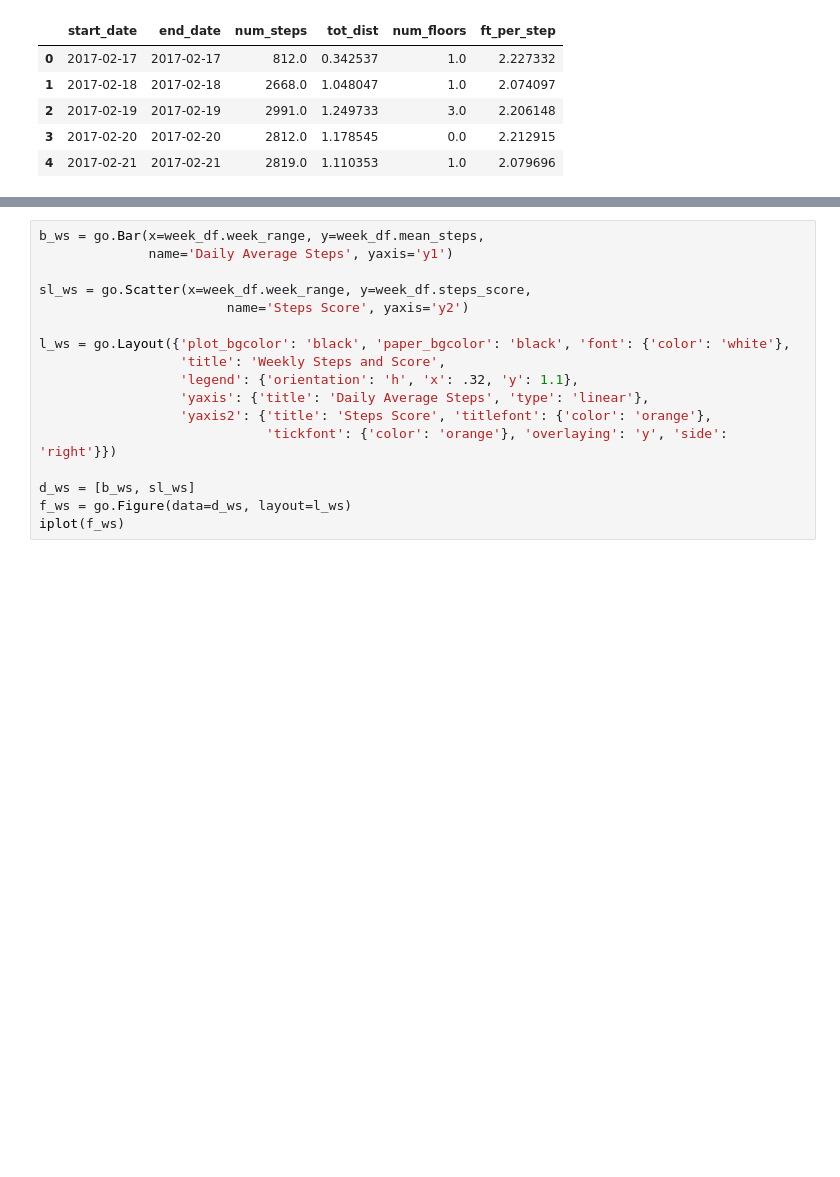
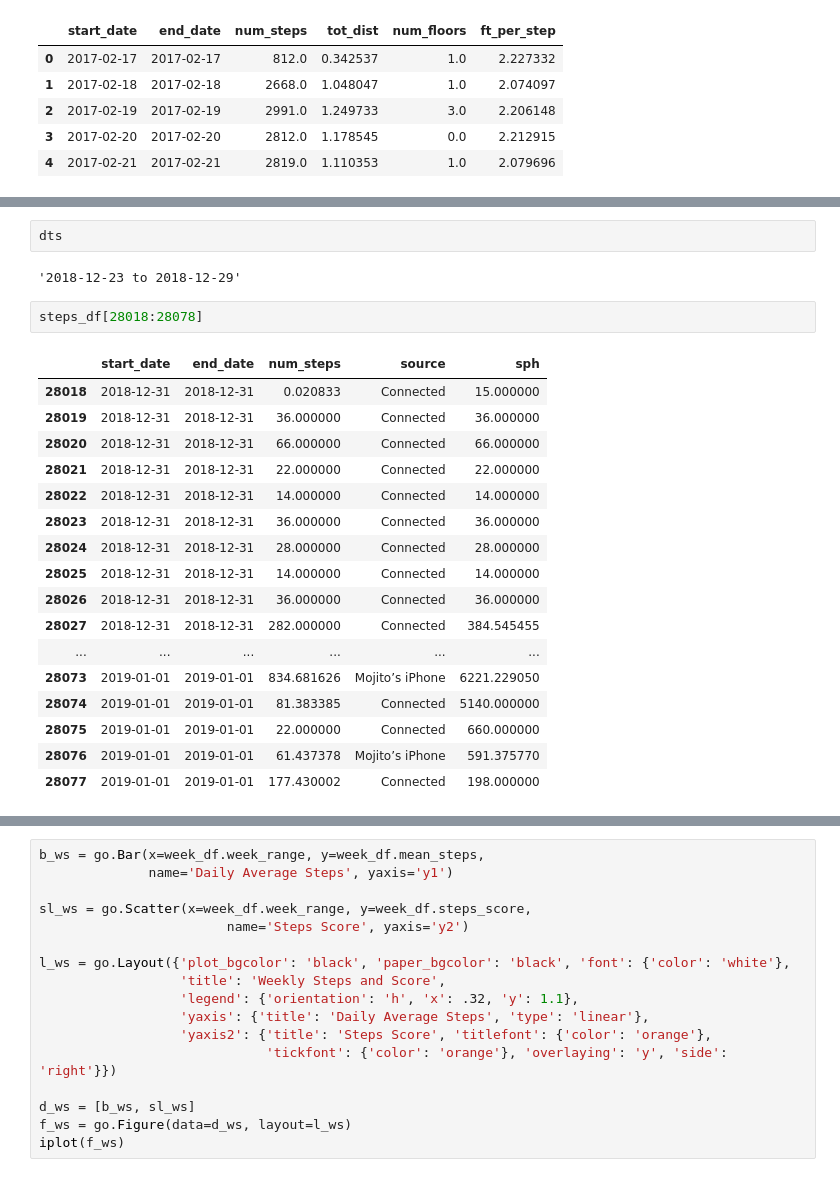
Before and after one commit to Data-is-life/Steps_Analysis, a Jupyter notebook: src/testing_dist_and_steps_funcs.ipynb, the cells around one changed output, grey strips where cells are left out. Drawn from its saved outputs; the diff is of its cells as text; blank space fills up the shorter version.

```diff
--- a/src/testing_dist_and_steps_funcs.ipynb
+++ b/src/testing_dist_and_steps_funcs.ipynb
@@ -23,3 +51,27 @@ combined_df.head()
+# %%
+dts
+# %% [output]
+'2018-12-23 to 2018-12-29'
+# %%
+steps_df[28018:28078]
+# %% [output]
+|  | start_date | end_date | num_steps | source | sph |
+| 28018 | 2018-12-31 | 2018-12-31 | 0.020833 | Connected | 15.000000 |
+| 28019 | 2018-12-31 | 2018-12-31 | 36.000000 | Connected | 36.000000 |
+| 28020 | 2018-12-31 | 2018-12-31 | 66.000000 | Connected | 66.000000 |
+| 28021 | 2018-12-31 | 2018-12-31 | 22.000000 | Connected | 22.000000 |
+| 28022 | 2018-12-31 | 2018-12-31 | 14.000000 | Connected | 14.000000 |
+| 28023 | 2018-12-31 | 2018-12-31 | 36.000000 | Connected | 36.000000 |
+| 28024 | 2018-12-31 | 2018-12-31 | 28.000000 | Connected | 28.000000 |
+| 28025 | 2018-12-31 | 2018-12-31 | 14.000000 | Connected | 14.000000 |
+| 28026 | 2018-12-31 | 2018-12-31 | 36.000000 | Connected | 36.000000 |
+| 28027 | 2018-12-31 | 2018-12-31 | 282.000000 | Connected | 384.545455 |
+| ... | ... | ... | ... | ... | ... |
+| 28073 | 2019-01-01 | 2019-01-01 | 834.681626 | Mojito’s iPhone | 6221.229050 |
+| 28074 | 2019-01-01 | 2019-01-01 | 81.383385 | Connected | 5140.000000 |
+| 28075 | 2019-01-01 | 2019-01-01 | 22.000000 | Connected | 660.000000 |
+| 28076 | 2019-01-01 | 2019-01-01 | 61.437378 | Mojito’s iPhone | 591.375770 |
+| 28077 | 2019-01-01 | 2019-01-01 | 177.430002 | Connected | 198.000000 |
 # %%
 week_df = get_stats_day_week_month(combined_df, 'week', 'steps')
 week_df.dropna(inplace=True)
```
Also changed, not shown: parts of 8 cells of this notebook, 6 other files.
